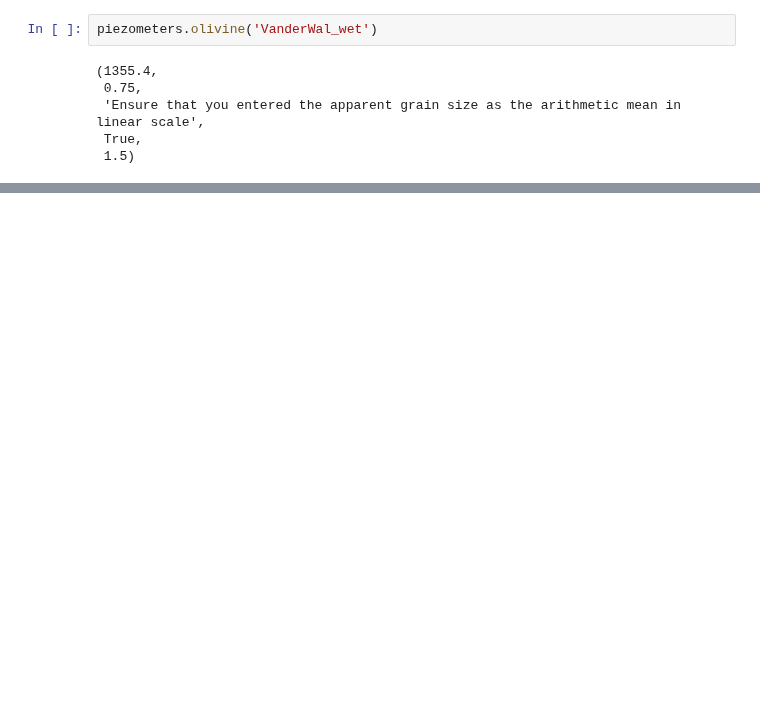
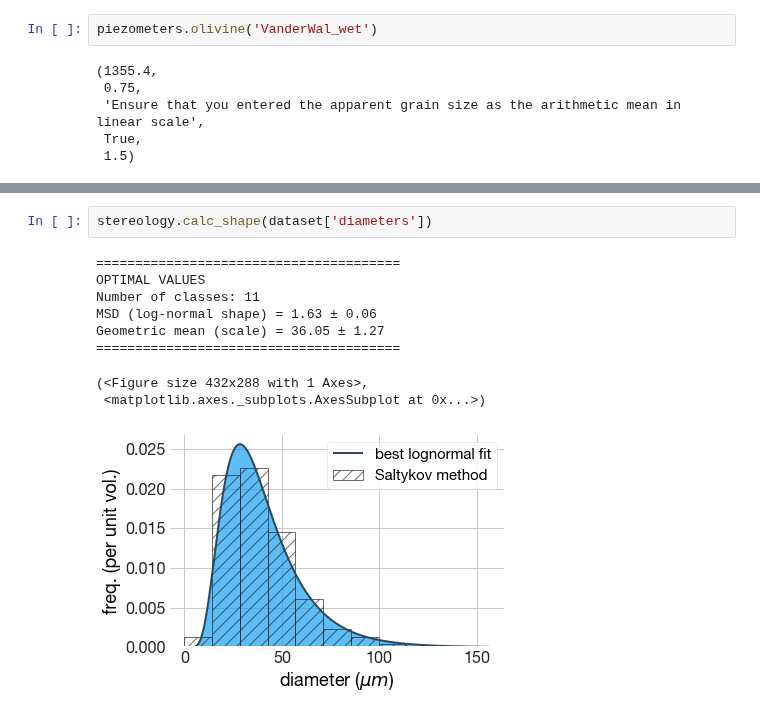
Before and after one commit to marcoalopez/GrainSizeTools, a Jupyter notebook: grain_size_tools/notebook_example.ipynb, the cells around one changed output, grey strips where cells are left out. Cells and saved outputs as stored; diff of their text form; blank space fills up the shorter version.

```diff
--- a/grain_size_tools/notebook_example.ipynb
+++ b/grain_size_tools/notebook_example.ipynb
@@ -295,0 +326,12 @@ piezometers.olivine('VanderWal_wet')
+# %%
+stereology.calc_shape(dataset['diameters'])
+# %% [output]
+=======================================
+OPTIMAL VALUES
+Number of classes: 11
+MSD (log-normal shape) = 1.63 ± 0.06
+Geometric mean (scale) = 36.05 ± 1.27
+=======================================
+(<Figure size 432x288 with 1 Axes>,
+ <matplotlib.axes._subplots.AxesSubplot at 0x...>)
+[figure, added]
```
Also changed, not shown: parts of 10 cells of this notebook, 4 other files.
